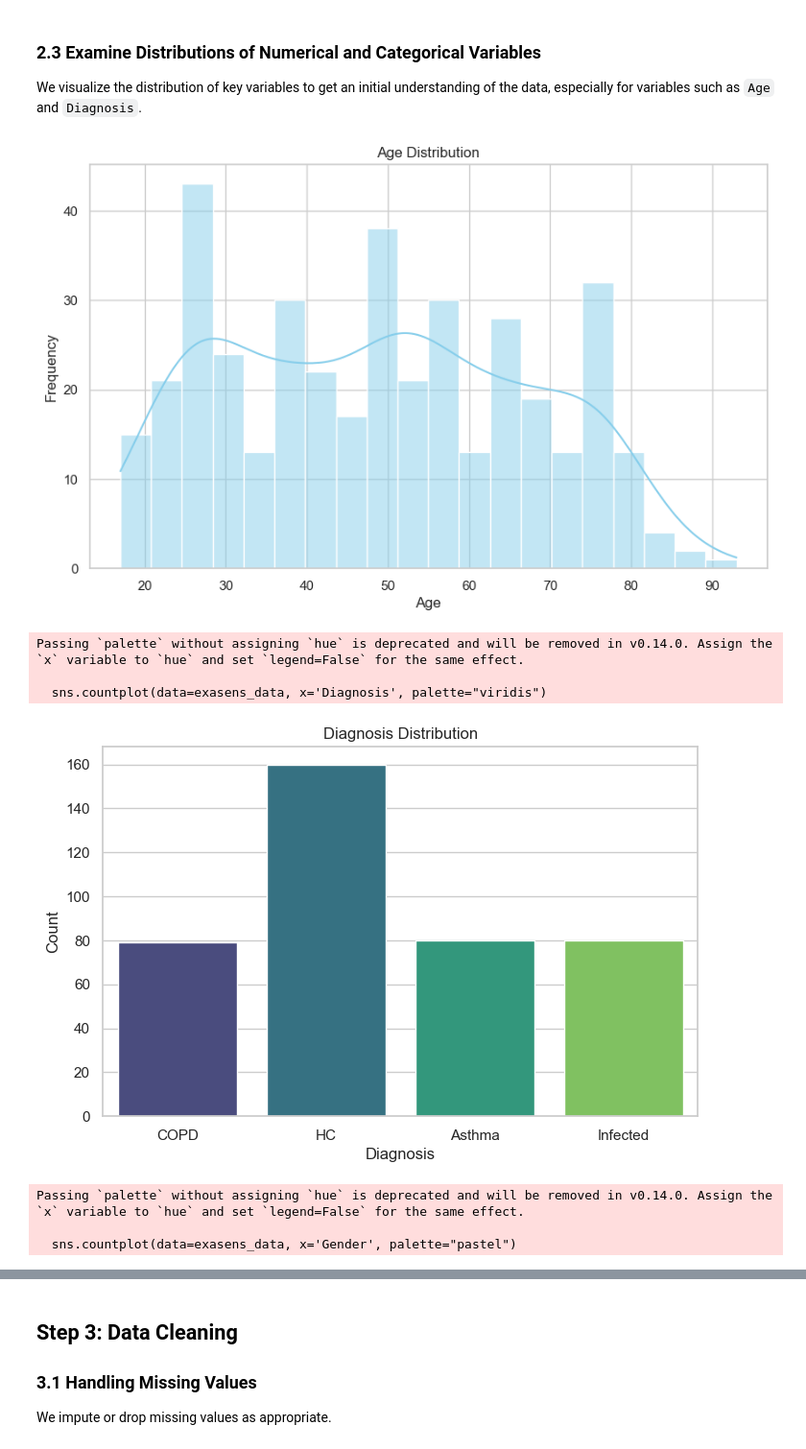
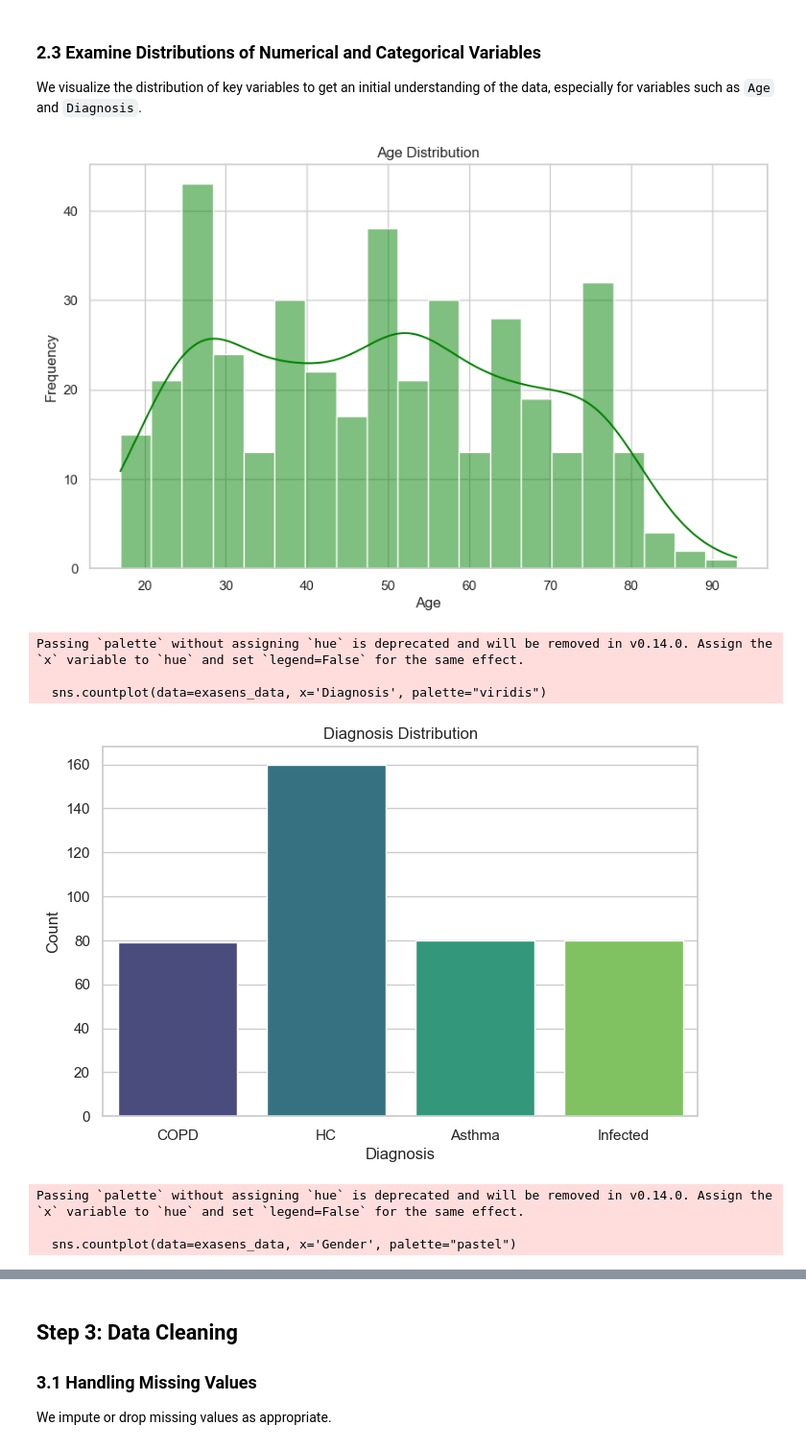
Before and after one commit to pepedesiintasm/EDA_ExasensDataset, a Jupyter notebook: DataLoad_EDA.ipynb, the cells around one changed output, grey strips where cells are left out. Shown at 96% size. Saved outputs shown, nothing was run; the diff lists cells and outputs as text; code cells hidden in the pictures.

```diff
--- a/DataLoad_EDA.ipynb
+++ b/DataLoad_EDA.ipynb
@@ -104,8 +102,6 @@ Total Duplicate Rows: 0
 ### 2.3 Examine Distributions of Numerical and Categorical Variables
 We visualize the distribution of key variables to get an initial understanding of the data, especially for variables such as `Age` and `Diagnosis`.
 # %%
-# Step 2.3: Examine Distributions of Numerical and Categorical Variables
-
 import seaborn as sns
 import matplotlib.pyplot as plt
 
@@ -114,37 +110,37 @@ sns.set(style="whitegrid")
 
 # 1. Distribution of 'Age'
 plt.figure(figsize=(10, 6))
-sns.histplot(exasens_data['Age'], bins=20, kde=True, color="skyblue")
+sns.histplot(exasens_data['Age'], bins=20, kde=True, color="green")
 plt.title('Age Distribution')
 plt.xlabel('Age')
 plt.ylabel('Frequency')
 plt.show()
 
 # 2. Distribution of 'Diagnosis'
 plt.figure(figsize=(8, 5))
 sns.countplot(data=exasens_data, x='Diagnosis', palette="viridis")
 plt.title('Diagnosis Distribution')
 plt.xlabel('Diagnosis')
 plt.ylabel('Count')
 plt.show()
 
 # 3. Distribution of 'Gender'
 plt.figure(figsize=(6, 4))
 sns.countplot(data=exasens_data, x='Gender', palette="pastel")
 plt.title('Gender Distribution')
 plt.xlabel('Gender (0 = Female, 1 = Male)')
 plt.ylabel('Count')
 plt.show()
 
 # 4. Distribution of 'Smoking'
 plt.figure(figsize=(8, 5))
 sns.countplot(data=exasens_data, x='Smoking', palette="magma")
 plt.title('Smoking Levels Distribution')
 plt.xlabel('Smoking Level')
 plt.ylabel('Count')
 plt.show()
 # %% [output]
-[figure, old version]
+[figure, new version]
 Passing `palette` without assigning `hue` is deprecated and will be removed in v0.14.0. Assign the `x` variable to `hue` and set `legend=False` for the same effect.
 
   sns.countplot(data=exasens_data, x='Diagnosis', palette="viridis")
```
Also changed, not shown: parts of 5 cells of this notebook.
